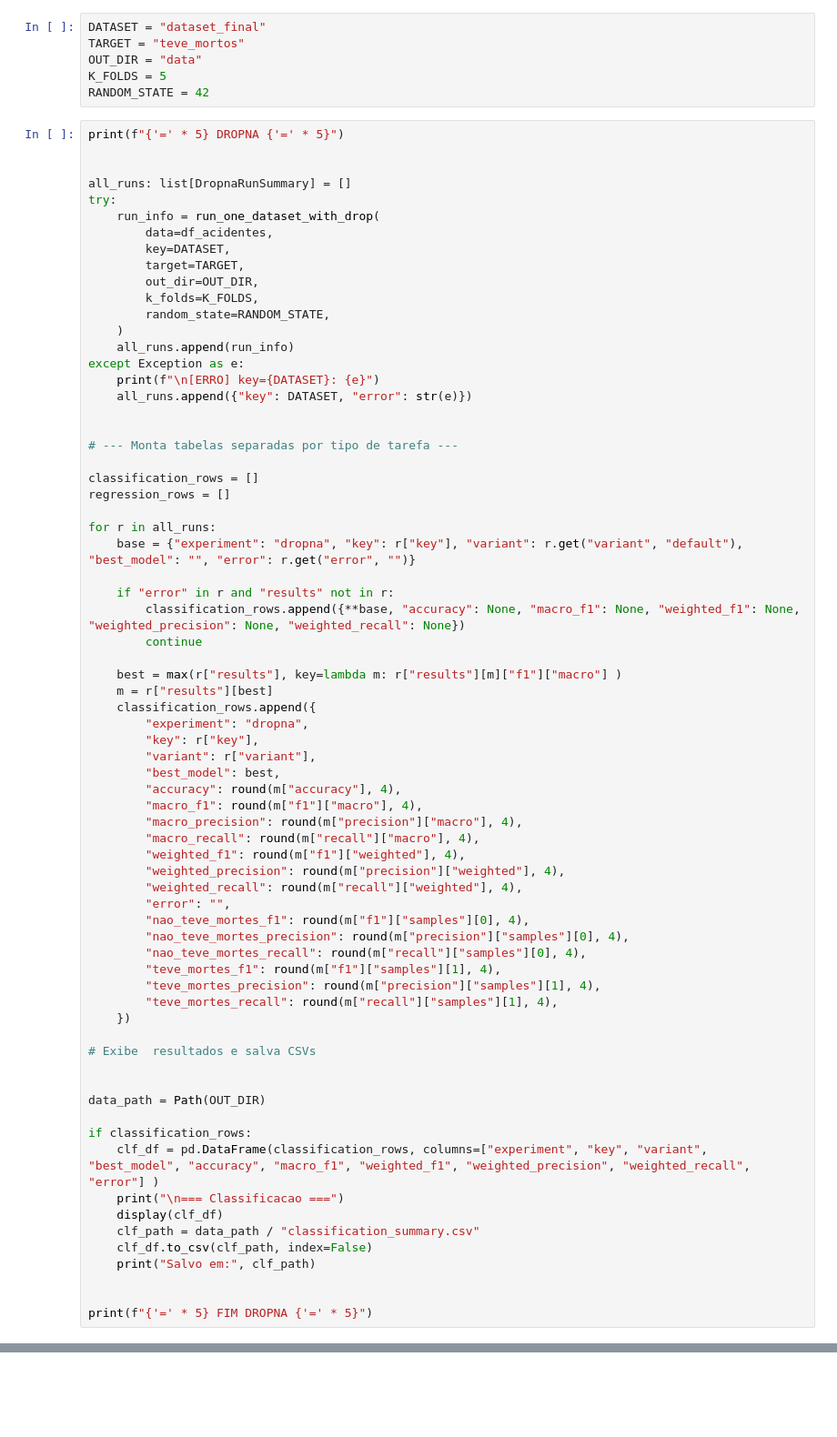
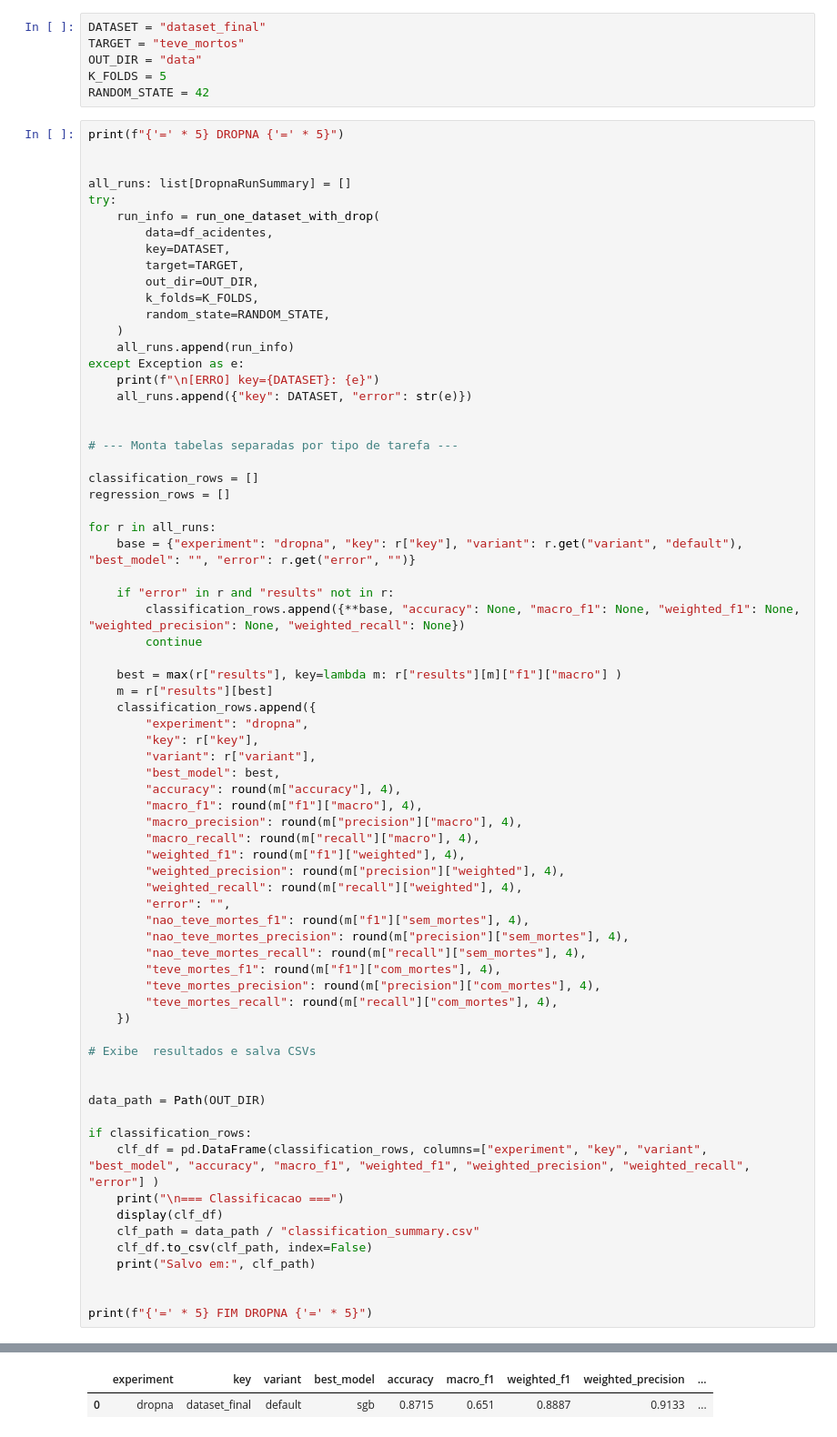
Before and after one commit to afmireski/trabalho_final_ciencia_de_dados, a Jupyter notebook: trabalho_final_afmireski.ipynb, the cells around one changed output, grey strips where cells are left out. Shown at 91% size. Drawn from its saved outputs; the diff is of its cells as text; blank space fills up the shorter version.

```diff
--- a/trabalho_final_afmireski.ipynb
+++ b/trabalho_final_afmireski.ipynb
@@ -2186,12 +2223,12 @@ for r in all_runs:
         "weighted_precision": round(m["precision"]["weighted"], 4),
         "weighted_recall": round(m["recall"]["weighted"], 4),
         "error": "",
-        "nao_teve_mortes_f1": round(m["f1"]["samples"][0], 4),
-        "nao_teve_mortes_precision": round(m["precision"]["samples"][0], 4),
-        "nao_teve_mortes_recall": round(m["recall"]["samples"][0], 4),
-        "teve_mortes_f1": round(m["f1"]["samples"][1], 4),
-        "teve_mortes_precision": round(m["precision"]["samples"][1], 4),
-        "teve_mortes_recall": round(m["recall"]["samples"][1], 4),
+        "nao_teve_mortes_f1": round(m["f1"]["sem_mortes"], 4),
+        "nao_teve_mortes_precision": round(m["precision"]["sem_mortes"], 4),
+        "nao_teve_mortes_recall": round(m["recall"]["sem_mortes"], 4),
+        "teve_mortes_f1": round(m["f1"]["com_mortes"], 4),
+        "teve_mortes_precision": round(m["precision"]["com_mortes"], 4),
+        "teve_mortes_recall": round(m["recall"]["com_mortes"], 4),
     })
 
 # Exibe  resultados e salva CSVs
@@ -2224,0 +2431,2 @@ Name: count, dtype: int64
+|  | experiment | key | variant | best_model | accuracy | macro_f1 | weighted_f1 | weighted_precision | ... |
+| 0 | dropna | dataset_final | default | sgb | 0.8715 | 0.651 | 0.8887 | 0.9133 | ... |
```
Also changed, not shown: parts of 16 cells of this notebook, 8 other files.
